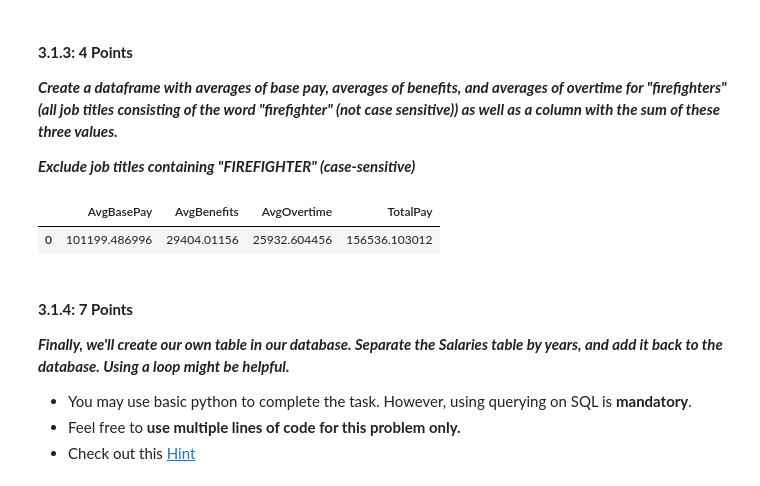
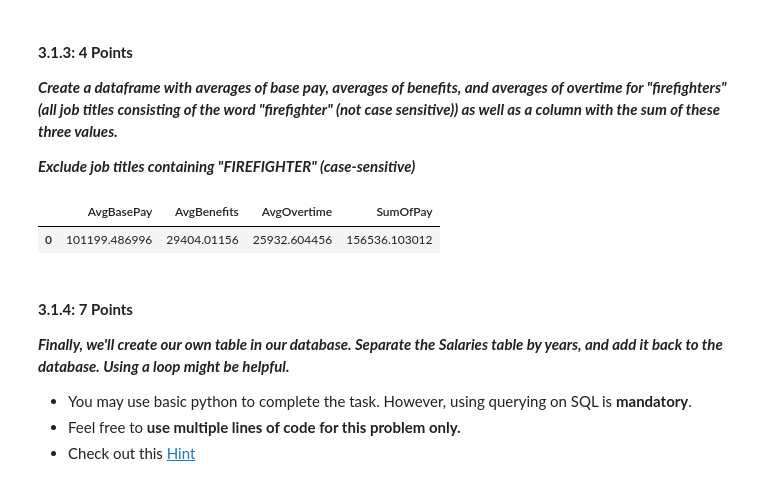
Before and after one commit to bl25845/DATA602_FardinaAlam, a Jupyter notebook: HW2/DATA602_HW2.ipynb, the cells around one changed output. Saved outputs shown, nothing was run; the diff lists cells and outputs as text; code cells hidden in the pictures.

```diff
--- a/HW2/DATA602_HW2.ipynb
+++ b/HW2/DATA602_HW2.ipynb
@@ -494,13 +424,13 @@ df
 
 ***Exclude job titles containing "FIREFIGHTER" (case-sensitive)***
 # %%
-query = "SELECT AVG(BasePay) AS AvgBasePay, AVG(Benefits) AS AvgBenefits, AVG(OvertimePay) AS AvgOvertime, (AVG(BasePay) + AVG(Benefits) + AVG(OvertimePay)) AS TotalPay FROM Salaries WHERE JobTitle LIKE '%firefighter%'"
+query = "SELECT AVG(BasePay) AS AvgBasePay, AVG(Benefits) AS AvgBenefits, AVG(OvertimePay) AS AvgOvertime, (AVG(BasePay) + AVG(Benefits) + AVG(OvertimePay)) AS SumOfPay FROM Salaries WHERE JobTitle LIKE '%firefighter%'"
 
 # KEEP THIS. It will display the whole dataframe.
 df = pd.read_sql(query, conn)
 df
 # %% [output]
-|  | AvgBasePay | AvgBenefits | AvgOvertime | TotalPay |
+|  | AvgBasePay | AvgBenefits | AvgOvertime | SumOfPay |
 | 0 | 101199.486996 | 29404.01156 | 25932.604456 | 156536.103012 |
 # %% [markdown]
 #### **3.1.4: 7 Points**
```
Also changed, not shown: parts of 8 cells of this notebook, 2 other files.
